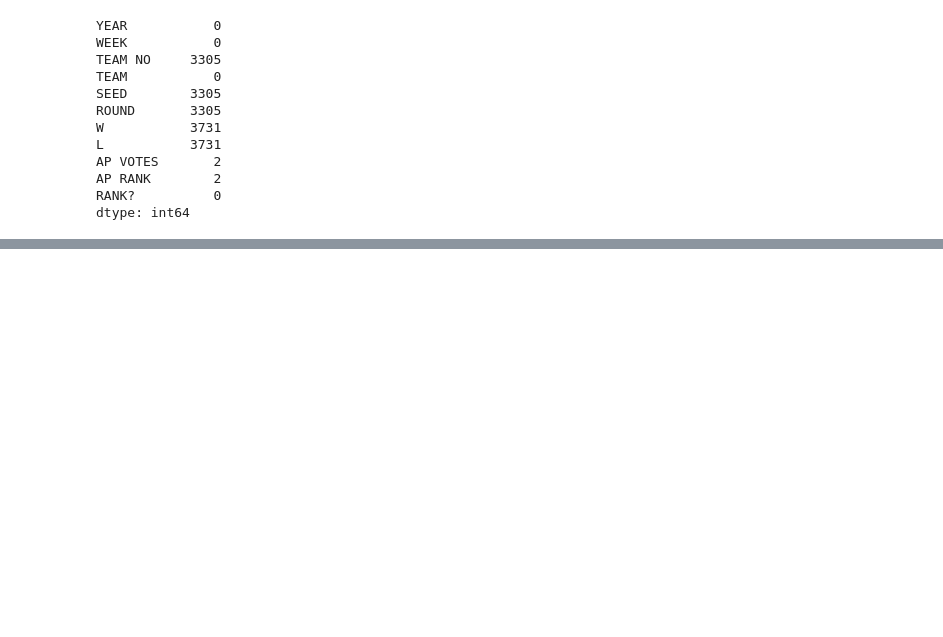
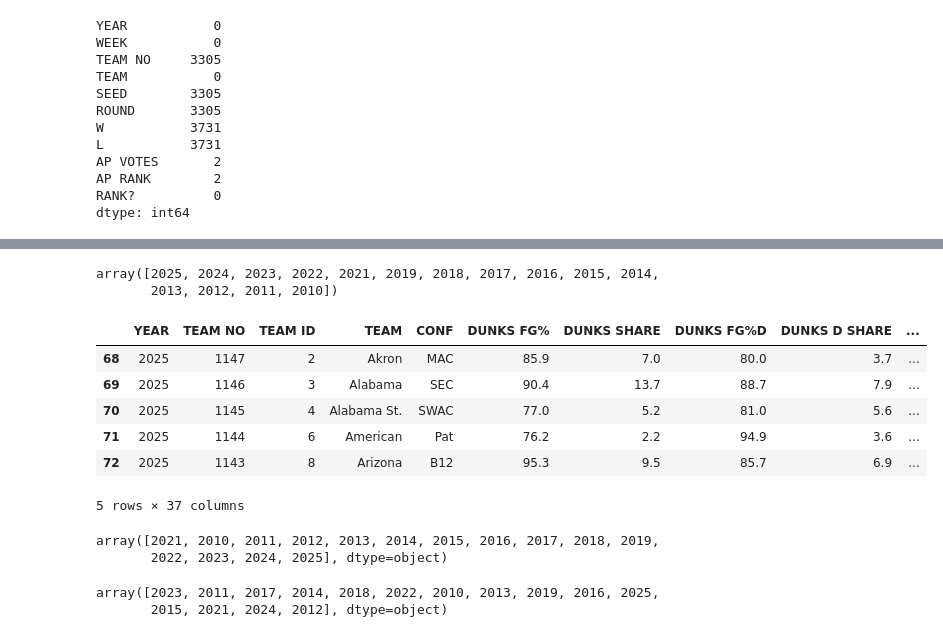
Before and after one commit to jstebick16-cloud/Stebick-Scores, a Jupyter notebook: finalcapstone.ipynb, the cells around one changed output, grey strips where cells are left out. Saved outputs shown, nothing was run; the diff lists cells and outputs as text; code cells hidden in the pictures; blank space fills up the shorter version.

```diff
--- a/finalcapstone.ipynb
+++ b/finalcapstone.ipynb
@@ -578,0 +868,17 @@ dtype: int64
+# %%
+clean_shooting_splits = shooting_splits[shooting_splits['YEAR'].between(2010, 2025)]
+# %%
+clean_shooting_splits['YEAR'].unique()
+# %% [output]
+array([2025, 2024, 2023, 2022, 2021, 2019, 2018, 2017, 2016, 2015, 2014,
+       2013, 2012, 2011, 2010])
+# %%
+clean_shooting_splits.head()
+# %% [output]
+|  | YEAR | TEAM NO | TEAM ID | TEAM | CONF | DUNKS FG% | DUNKS SHARE | DUNKS FG%D | DUNKS D SHARE | ... |
+| 68 | 2025 | 1147 | 2 | Akron | MAC | 85.9 | 7.0 | 80.0 | 3.7 | ... |
+| 69 | 2025 | 1146 | 3 | Alabama | SEC | 90.4 | 13.7 | 88.7 | 7.9 | ... |
+| 70 | 2025 | 1145 | 4 | Alabama St. | SWAC | 77.0 | 5.2 | 81.0 | 5.6 | ... |
+| 71 | 2025 | 1144 | 6 | American | Pat | 76.2 | 2.2 | 94.9 | 3.6 | ... |
+| 72 | 2025 | 1143 | 8 | Arizona | B12 | 95.3 | 9.5 | 85.7 | 6.9 | ... |
+5 rows × 37 columns
@@ -578,0 +887,5 @@ dtype: int64
+# %%
+clean_first_four_locations['Year'].unique()
+# %% [output]
+array([2021, 2010, 2011, 2012, 2013, 2014, 2015, 2016, 2017, 2018, 2019,
+       2022, 2023, 2024, 2025], dtype=object)
@@ -578,0 +894,5 @@ dtype: int64
+# %%
+clean_first_second_round_locations['Year'].unique()
+# %% [output]
+array([2023, 2011, 2017, 2014, 2018, 2022, 2010, 2013, 2019, 2016, 2025,
+       2015, 2021, 2024, 2012], dtype=object)
```
Also changed, not shown: parts of 55 cells of this notebook.
